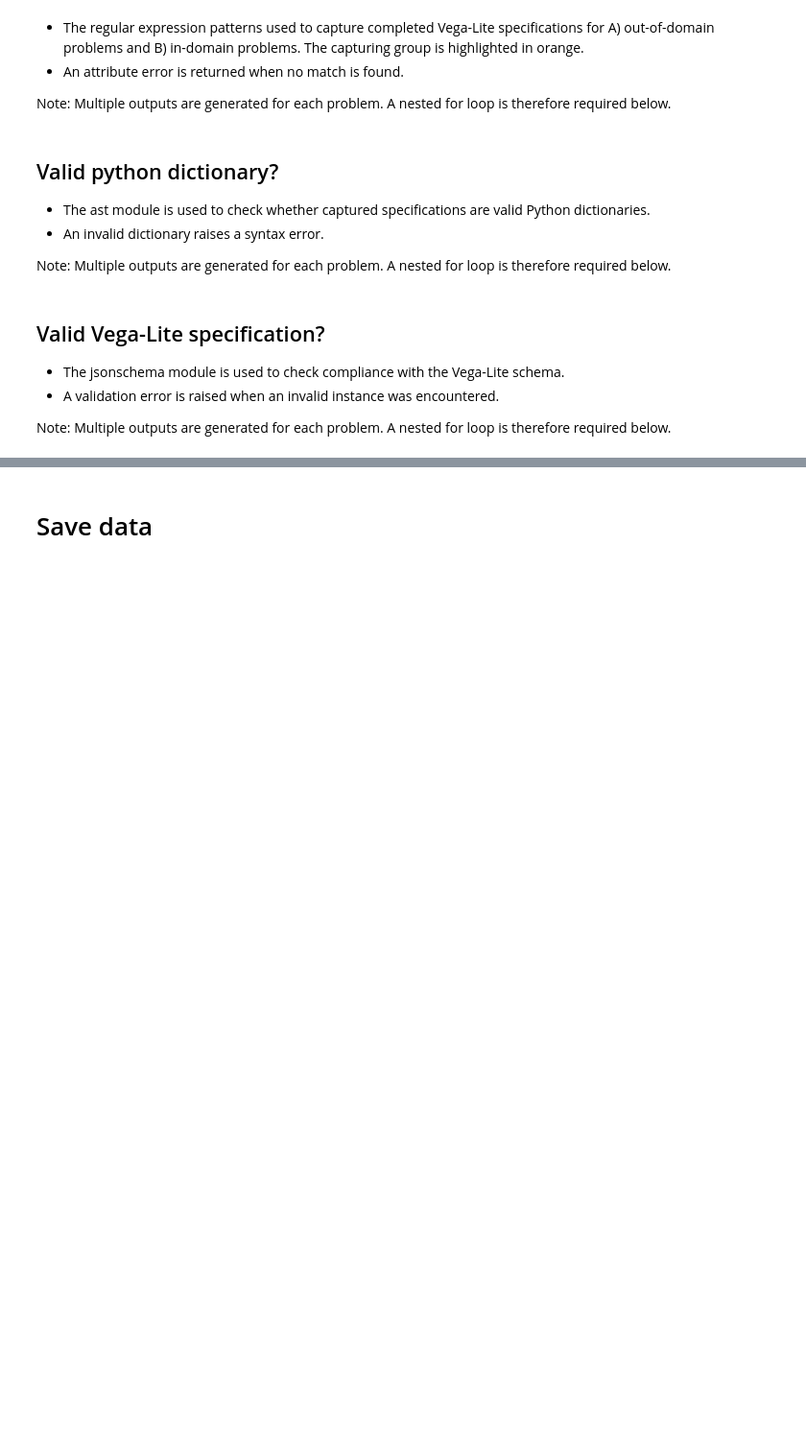
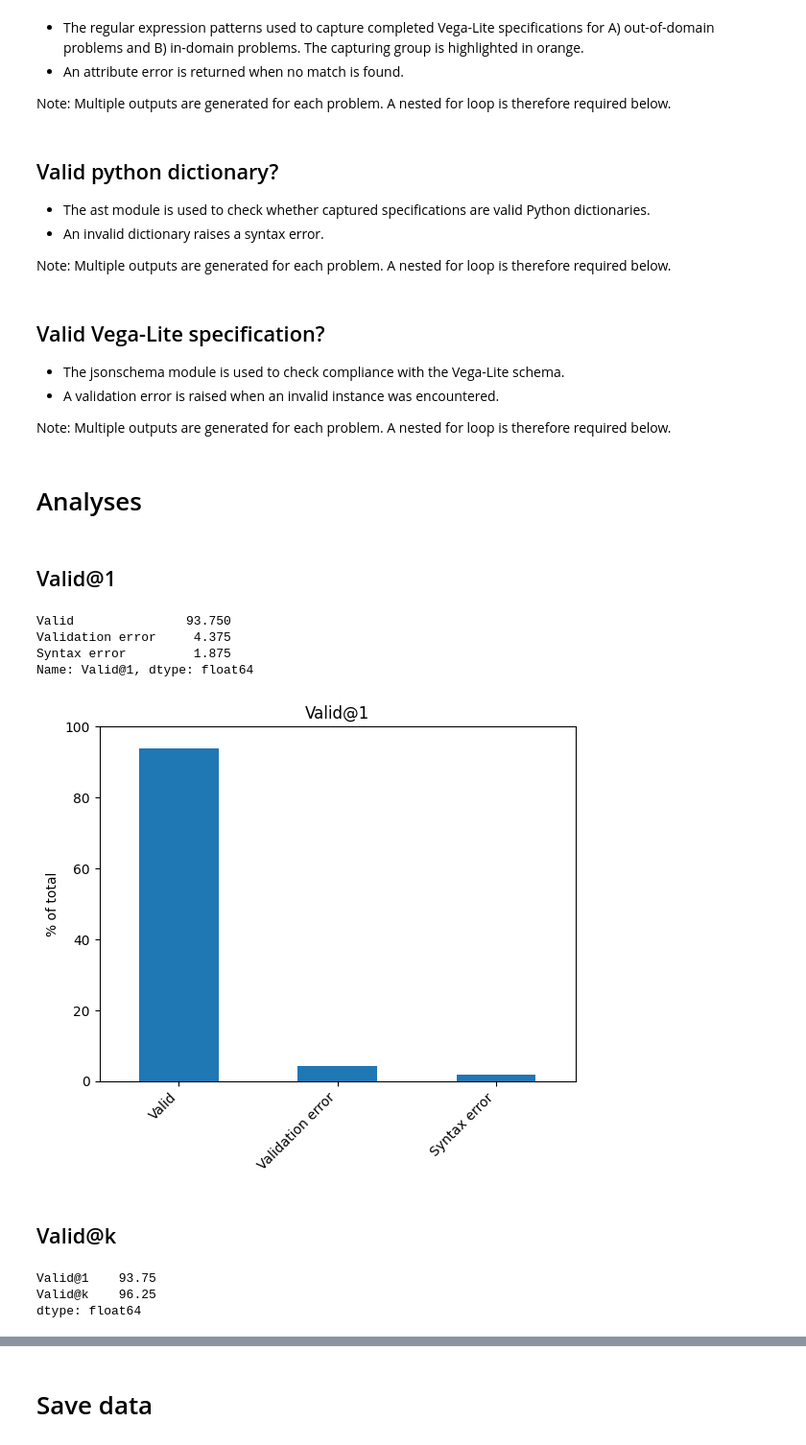
Before and after one commit to earth1987/Generating-Data-Visualisations-from-Natural-Language-Statements, a Jupyter notebook: notebooks/5_validate_outputs.ipynb, the cells around one changed output, grey strips where cells are left out. Shown: that part at 96% size. Cells and saved outputs as stored; diff of their text form; code cells hidden in the pictures; blank space fills up the shorter version.

```diff
--- a/notebooks/5_validate_outputs.ipynb
+++ b/notebooks/5_validate_outputs.ipynb
@@ -165,15 +197,19 @@ if (PLATFORM=='colab') or (PLATFORM=='laptop'):
     # args = parser.parse_args([])
     args = parser.parse_args(['--decode', 'top_p',
                               '--device', 'cpu',
-                              '--input', 'OOD_3shot_test_set-gpt-neo-125M-20230830-133808_results',
-                              '--model', 'gpt-neo-125M'])
+                              '--model', 'gpt-neo-125M',
+                              '--output', 'ID_3shot_test_set-gpt-neo-125M-20230830-114246_results',
+                              '--prompts', 'ID_3shot_test_set',
+                              ]
+                             )
 elif PLATFORM=='HPC':
     args = parser.parse_args()
 # %%
 DECODE_STRATEGY = args.decode
 DEVICE_TYPE = args.device
-INPUT_FILENAME = args.input
 MODEL_TYPE = args.model
+MODEL_OUTPUT = args.output
+INPUT_PROMPTS = args.prompts
 SCHEMA_FILENAME = "VegaLiteSchema"
 # %% [markdown]
 ## File parameters
@@ -220,7 +253,10 @@ Output file name: OOD_3shot_test_set-gpt-neo-125M-20230830-133808_results_valida
 # %% [markdown]
 **Decoded generated sequences**
 # %%
-model_output = load_object(FILE_DIRECTORY + INPUT_FILENAME)
+model_output = load_object(FILE_DIRECTORY + MODEL_OUTPUT)
+
+with open(FILE_DIRECTORY + INPUT_PROMPTS + '.pickle', 'rb') as f:
+    input_prompts = pickle.load(f)
 # %% [markdown]
 **Relevant vega-lite schema**
 # %%
@@ -277,3 +315,33 @@ model_output.update({"Validated spec":[[validate_json_schema(spec, vega_lite_sch
                                        for problem in model_output['Parsed spec']]
                     }
                    )
+# %% [markdown]
+# Analyses
+# %% [markdown]
+## Valid@1
+# %%
+valid_in_1, _ = validation_summary(model_output['Validated spec'])
+print(valid_in_1)
+# %% [output]
+Valid               93.750
+Validation error     4.375
+Syntax error         1.875
+Name: Valid@1, dtype: float64
+# %%
+fig, axes = plt.subplots(nrows=1, ncols=1)
+valid_in_1.plot.bar(ax=axes)
+axes.set_ylim([0, 100])
+axes.set_ylabel('% of total')
+axes.set_xticklabels(labels=valid_in_1.index, rotation=45, ha='right')
+axes.set_title('Valid@1');
+# %% [output]
+[figure, added]
+# %% [markdown]
+## Valid@k
+# %%
+_, valid_in_k = validation_summary(model_output['Validated spec'])
+print(valid_in_k)
+# %% [output]
+Valid@1    93.75
+Valid@k    96.25
+dtype: float64
```
Also changed, not shown: parts of 16 cells of this notebook.
